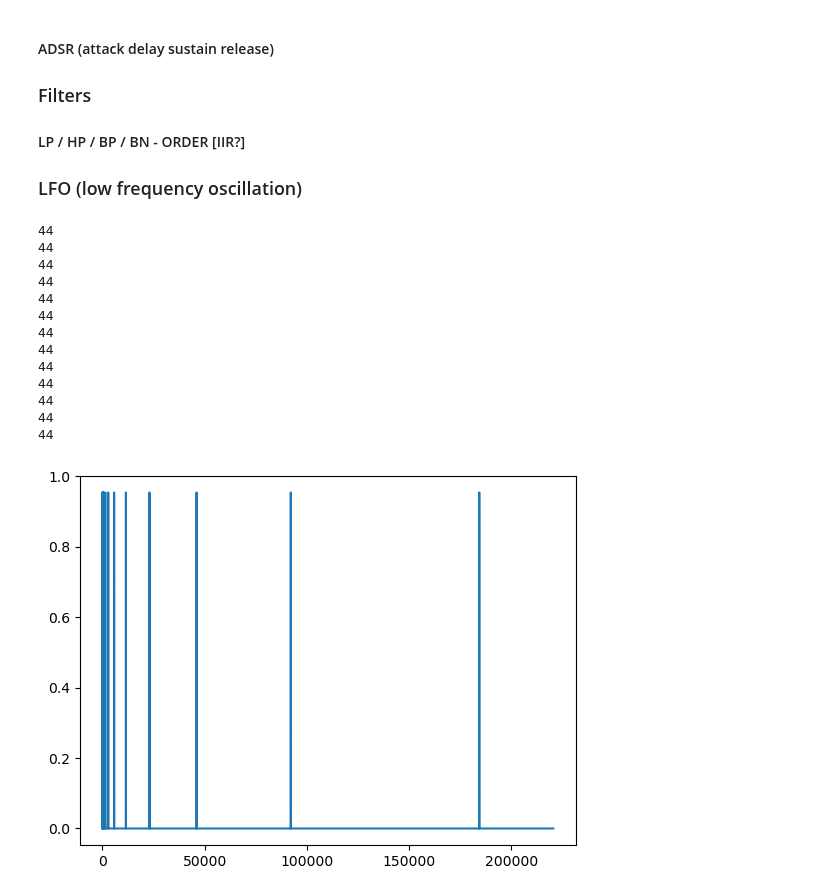
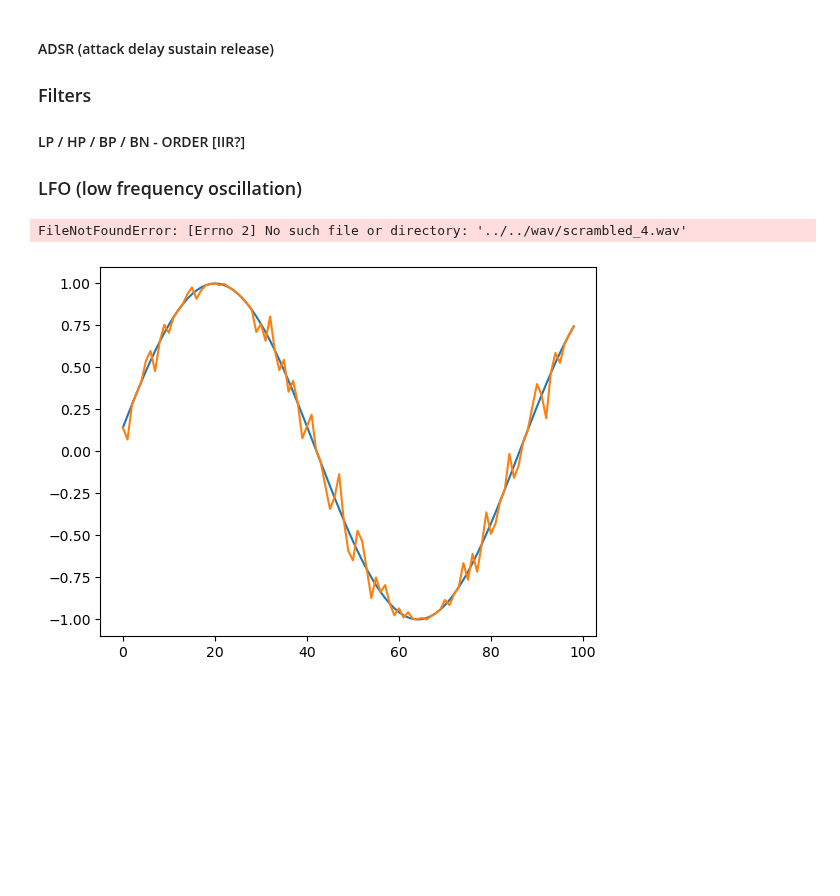
Before and after one commit to fullstacksandbox23/reveal_dtu_learn, a Jupyter notebook: revealjs/DTU-22051/py/canidothat/canirdothat:synth.ipynb, the cells around one changed output. Saved outputs shown, nothing was run; the diff lists cells and outputs as text; code cells hidden in the pictures; blank space fills up the shorter version.

```diff
--- a/revealjs/DTU-22051/py/canidothat/canirdothat:synth.ipynb
+++ b/revealjs/DTU-22051/py/canidothat/canirdothat:synth.ipynb
@@ -91,40 +105,57 @@ def normalize4wav(sig):
 # %%
 # some debugging
 
 
 #sine_freq = 5
 #s = sine(sine_freq, T, fs)
 #plt.plot(s)
 
 
 #rect_duty = .1
 #rect_per = 10e-3
 #r = rect(rect_duty, rect_per, T, fs)
 #r_scale = normalize4wav(r)
 #plt.plot(r)
 #fname = ('../../wav/rect_duty' + str(rect_duty) + '_rect_per' + str(rect_per) + '.wav')
 #write(fname, fs, np.int16(r_scale))
 
 
 # sawtooth
-saw_per = 1e-3
-saw = sawtooth(saw_per, T, fs)
-saw_scale = normalize4wav(saw)
-plt.plot(saw)
-fname = ('../../wav/saw_per' + str(saw_per) + '.wav')
-write(fname, fs, np.int16(saw_scale))
+#saw_per = 100e-3
+#saw = sawtooth(saw_per, T, fs)
+#saw_scale = normalize4wav(saw)
+#plt.plot(saw)
+#fname = ('../../wav/saw_per' + str(saw_per) + '.wav')
+#write(fname, fs, np.int16(saw_scale))
+
+
+# triangle
+#tri_per = 1e-3
+#tri = triangle(tri_per, T, fs)
+#tri_scale = normalize4wav(tri)
+#plt.plot(tri)
+#fname = ('../../wav/tri_per' + str(tri_per) + '.wav')
+#write(fname, fs, np.int16(tri_scale))
+
+
+# noise
+#n = noise(T, fs)
+#n_scale = normalize4wav(n)
+#plt.plot(n)
+#fname = ('../../wav/n_dur' + str(T) + '.wav')
+#write(fname, fs, np.int16(n_scale))
+
+
+# sample_scramble
+s = sine(500,3,44100)
+scramble_width = 4
+sp = copy.copy(s)
+sample_scramble(sp, scramble_width)
+sample_scramble_scale =  normalize4wav(sp)
+plt.plot(s[1:100])
+plt.plot(sp[1:100])
+fname = ('../../wav/scrambled_' + str(scramble_width) + '.wav')
+write(fname, fs, np.int16(sample_scramble_scale))
 # %% [output]
-44
-44
-44
-44
-44
-44
-44
-44
-44
-44
-44
-44
-44
+FileNotFoundError: [Errno 2] No such file or directory: '../../wav/scrambled_4.wav'
-[figure, old version]
+[figure, new version]
```
Also changed, not shown: parts of 2 cells of this notebook, 3 other files.
